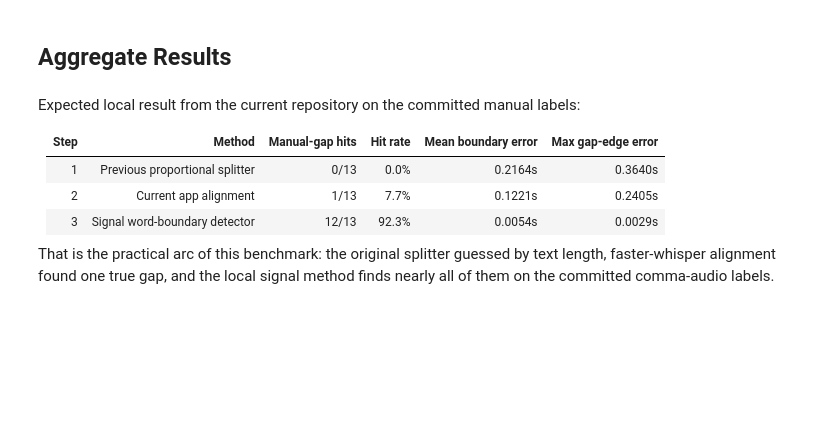
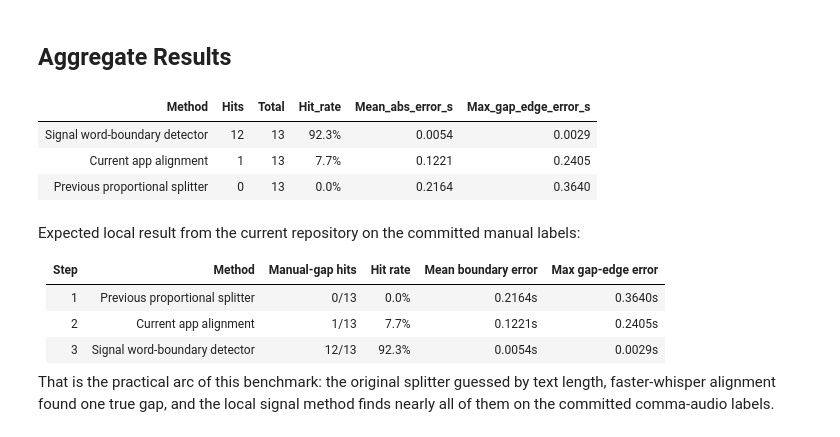
Before and after one commit to kingkw1/read-along-ai, a Jupyter notebook: notebooks/03_word_boundary_benchmark.ipynb, the cells around one changed output. Saved outputs shown, nothing was run; the diff lists cells and outputs as text; code cells hidden in the pictures; blank space fills up the shorter version.

```diff
--- a/notebooks/03_word_boundary_benchmark.ipynb
+++ b/notebooks/03_word_boundary_benchmark.ipynb
@@ -233,25 +429,34 @@ comparison
 ## Aggregate Results
 # %%
 summary = (
-    comparison.groupby("Method", as_index=False)
+    score_table.assign(_weighted_error=lambda df: df["Mean abs error to midpoint (s)"] * df["Total"])
+    .groupby("Method", as_index=False)
     .agg(
-        Hits=("Hit manual gap", "sum"),
-        Total=("Hit manual gap", "count"),
-        Mean_abs_error_s=("Abs error to midpoint (s)", "mean"),
-        Max_gap_edge_error_s=("Error to nearest gap edge (s)", "max"),
+        Hits=("Hits", "sum"),
+        Total=("Total", "sum"),
+        Weighted_abs_error_s=("_weighted_error", "sum"),
+        Max_gap_edge_error_s=("Max error to gap edge (s)", "max"),
     )
-    .assign(Hit_rate=lambda df: df["Hits"] / df["Total"])
+    .assign(
+        Hit_rate=lambda df: df["Hits"] / df["Total"],
+        Mean_abs_error_s=lambda df: df["Weighted_abs_error_s"] / df["Total"],
+    )
     [["Method", "Hits", "Total", "Hit_rate", "Mean_abs_error_s", "Max_gap_edge_error_s"]]
     .sort_values("Hit_rate", ascending=False)
 )
 
 summary.style.format(
     {
         "Hit_rate": "{:.1%}",
         "Mean_abs_error_s": "{:.4f}",
         "Max_gap_edge_error_s": "{:.4f}",
     }
 ).hide(axis="index")
+# %% [output]
+| Method | Hits | Total | Hit_rate | Mean_abs_error_s | Max_gap_edge_error_s |
+| Signal word-boundary detector | 12 | 13 | 92.3% | 0.0054 | 0.0029 |
+| Current app alignment | 1 | 13 | 7.7% | 0.1221 | 0.2405 |
+| Previous proportional splitter | 0 | 13 | 0.0% | 0.2164 | 0.3640 |
 # %% [markdown]
 Expected local result from the current repository on the committed manual labels:
 
```
Also changed, not shown: parts of 6 cells of this notebook.
